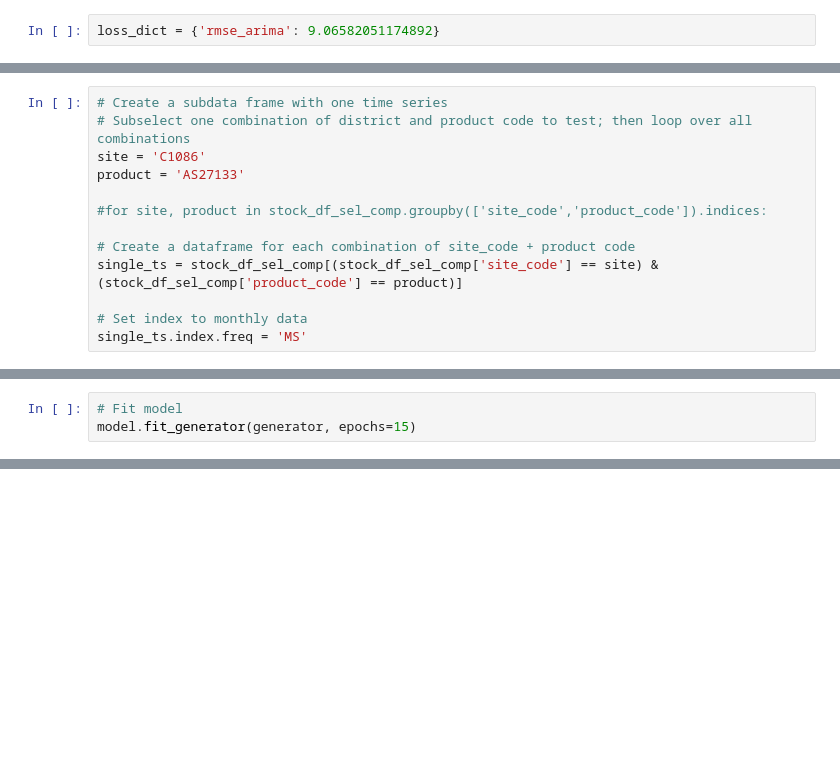
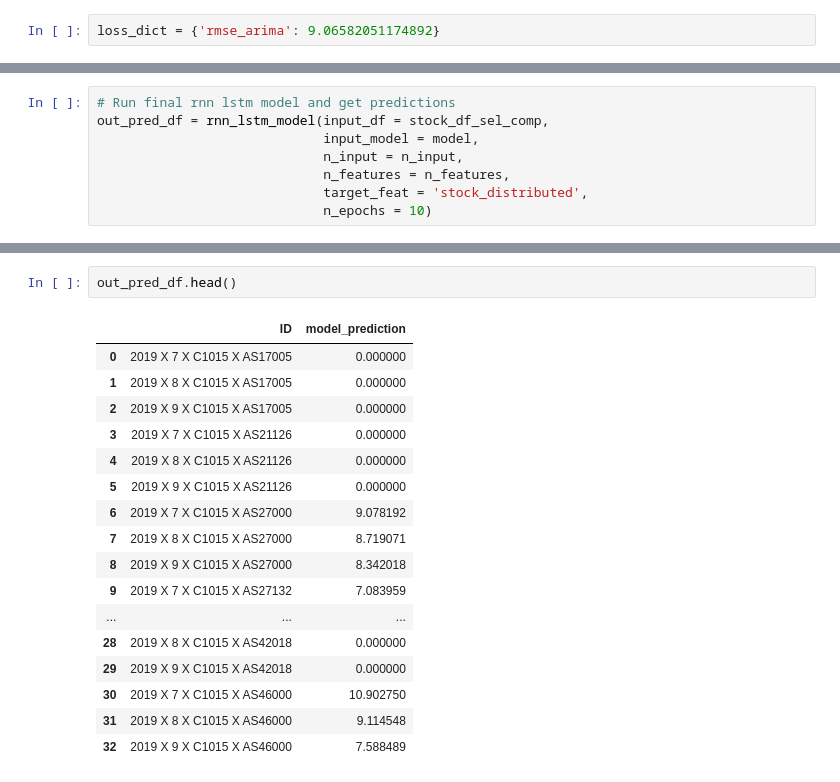
Before and after one commit to brcorrea/contracep_forecasting, a Jupyter notebook: notebooks/contraceptive_forecasting.ipynb, the cells around one changed output, grey strips where cells are left out. Drawn from its saved outputs; the diff is of its cells as text; blank space fills up the shorter version.

```diff
--- a/notebooks/contraceptive_forecasting.ipynb
+++ b/notebooks/contraceptive_forecasting.ipynb
@@ -361,13 +474,0 @@ pd.DataFrame(loss_dict, index=[0])
-# %%
-# Create a subdata frame with one time series
-# Subselect one combination of district and product code to test; then loop over all combinations
-site = 'C1086'
-product = 'AS27133'
-
-#for site, product in stock_df_sel_comp.groupby(['site_code','product_code']).indices:
-
-# Create a dataframe for each combination of site_code + product code
-single_ts = stock_df_sel_comp[(stock_df_sel_comp['site_code'] == site) & (stock_df_sel_comp['product_code'] == product)]
-
-# Set index to monthly data
-single_ts.index.freq = 'MS'
@@ -407,3 +474,0 @@ model.summary()
-# %%
-# Fit model
-model.fit_generator(generator, epochs=15)
@@ -605,0 +700,8 @@ rmse(predictions,test['y'])
+# %%
+# Run final rnn lstm model and get predictions
+out_pred_df = rnn_lstm_model(input_df = stock_df_sel_comp,
+                             input_model = model,
+                             n_input = n_input,
+                             n_features = n_features,
+                             target_feat = 'stock_distributed',
+                             n_epochs = 10)
@@ -605,0 +726,20 @@ rmse(predictions,test['y'])
+# %%
+out_pred_df.head()
+# %% [output]
+|  | ID | model_prediction |
+| 0 | 2019 X 7 X C1015 X AS17005 | 0.000000 |
+| 1 | 2019 X 8 X C1015 X AS17005 | 0.000000 |
+| 2 | 2019 X 9 X C1015 X AS17005 | 0.000000 |
+| 3 | 2019 X 7 X C1015 X AS21126 | 0.000000 |
+| 4 | 2019 X 8 X C1015 X AS21126 | 0.000000 |
+| 5 | 2019 X 9 X C1015 X AS21126 | 0.000000 |
+| 6 | 2019 X 7 X C1015 X AS27000 | 9.078192 |
+| 7 | 2019 X 8 X C1015 X AS27000 | 8.719071 |
+| 8 | 2019 X 9 X C1015 X AS27000 | 8.342018 |
+| 9 | 2019 X 7 X C1015 X AS27132 | 7.083959 |
+| ... | ... | ... |
+| 28 | 2019 X 8 X C1015 X AS42018 | 0.000000 |
+| 29 | 2019 X 9 X C1015 X AS42018 | 0.000000 |
+| 30 | 2019 X 7 X C1015 X AS46000 | 10.902750 |
+| 31 | 2019 X 8 X C1015 X AS46000 | 9.114548 |
+| 32 | 2019 X 9 X C1015 X AS46000 | 7.588489 |
```
Also changed, not shown: parts of 60 cells of this notebook.
